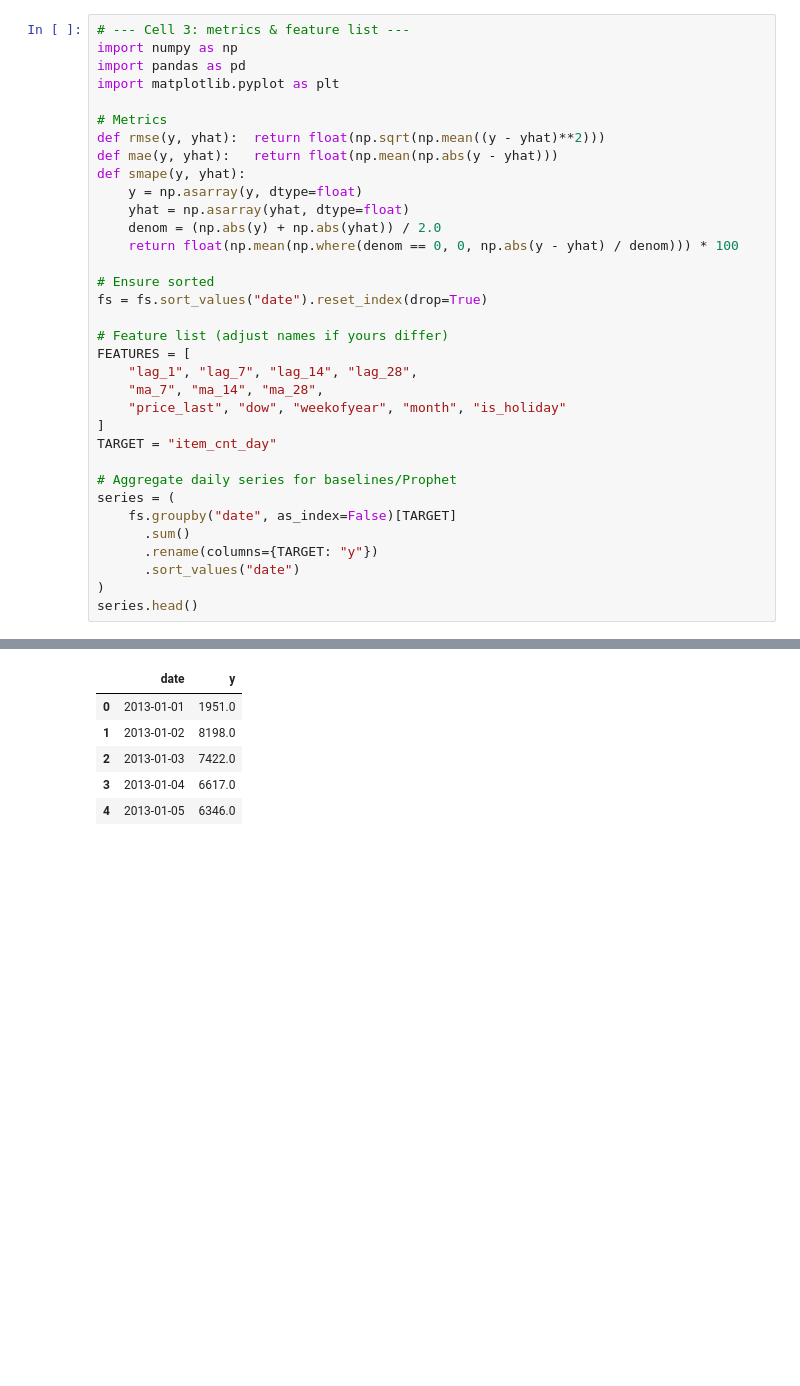
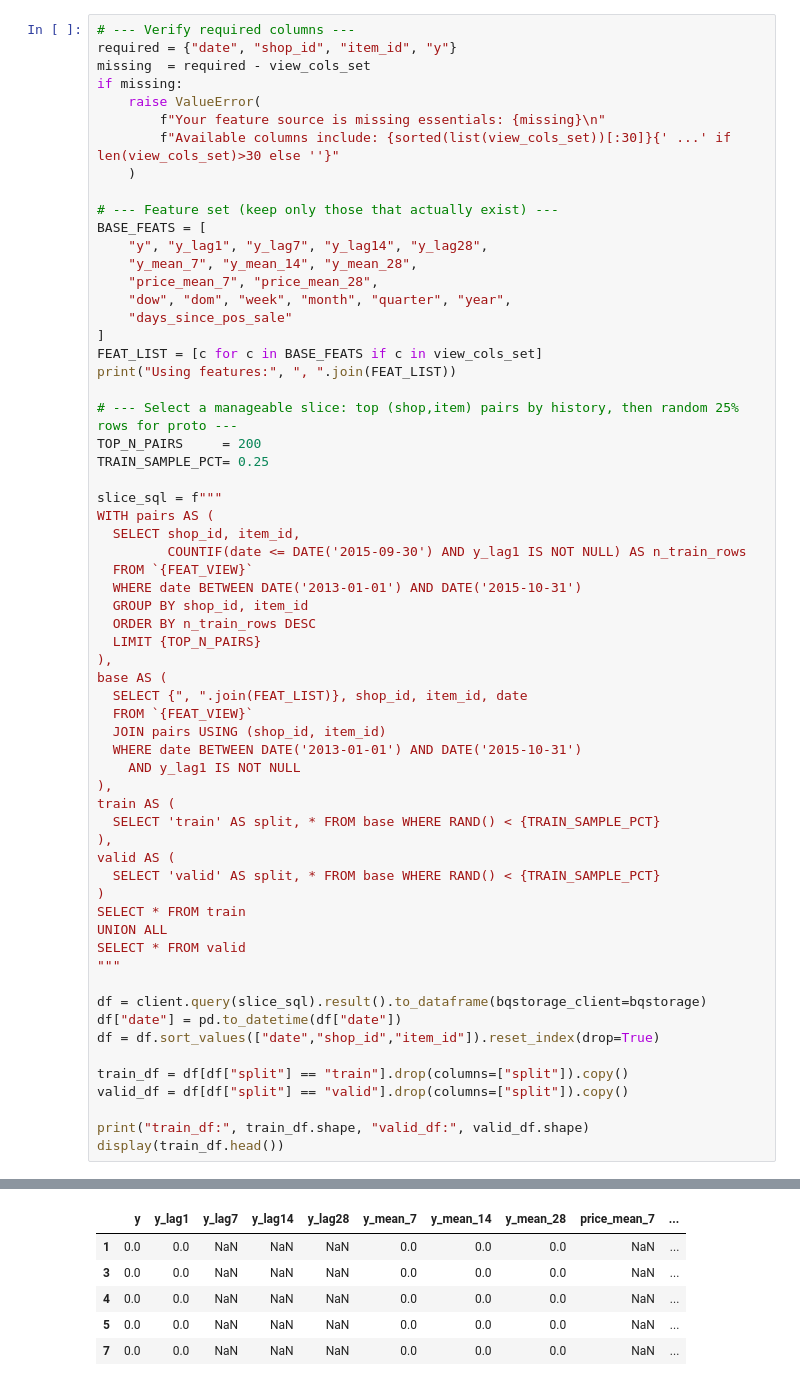
Before and after one commit to btheard3/retail-alpha-forecaster, a Jupyter notebook: notebooks/04_backtest.ipynb, the cells around one changed output, grey strips where cells are left out. Cells and saved outputs as stored; diff of their text form; blank space fills up the shorter version.

```diff
--- a/notebooks/04_backtest.ipynb
+++ b/notebooks/04_backtest.ipynb
@@ -98,35 +136,63 @@ fs.head()
 # %%
-# --- Cell 3: metrics & feature list ---
-import numpy as np
-import pandas as pd
-import matplotlib.pyplot as plt
+# --- Verify required columns ---
+required = {"date", "shop_id", "item_id", "y"}
+missing  = required - view_cols_set
+if missing:
+    raise ValueError(
+        f"Your feature source is missing essentials: {missing}\n"
+        f"Available columns include: {sorted(list(view_cols_set))[:30]}{' ...' if len(view_cols_set)>30 else ''}"
+    )
 
-# Metrics
-def rmse(y, yhat):  return float(np.sqrt(np.mean((y - yhat)**2)))
-def mae(y, yhat):   return float(np.mean(np.abs(y - yhat)))
-def smape(y, yhat):
-    y = np.asarray(y, dtype=float)
-    yhat = np.asarray(yhat, dtype=float)
-    denom = (np.abs(y) + np.abs(yhat)) / 2.0
-    return float(np.mean(np.where(denom == 0, 0, np.abs(y - yhat) / denom))) * 100
+# --- Feature set (keep only those that actually exist) ---
+BASE_FEATS = [
+    "y", "y_lag1", "y_lag7", "y_lag14", "y_lag28",
+    "y_mean_7", "y_mean_14", "y_mean_28",
+    "price_mean_7", "price_mean_28",
+    "dow", "dom", "week", "month", "quarter", "year",
+    "days_since_pos_sale"
+]
+FEAT_LIST = [c for c in BASE_FEATS if c in view_cols_set]
+print("Using features:", ", ".join(FEAT_LIST))
 
-# Ensure sorted
-fs = fs.sort_values("date").reset_index(drop=True)
+# --- Select a manageable slice: top (shop,item) pairs by history, then random 25% rows for proto ---
+TOP_N_PAIRS     = 200
+TRAIN_SAMPLE_PCT= 0.25
 
-# Feature list (adjust names if yours differ)
-FEATURES = [
-    "lag_1", "lag_7", "lag_14", "lag_28",
-    "ma_7", "ma_14", "ma_28",
-    "price_last", "dow", "weekofyear", "month", "is_holiday"
-]
-TARGET = "item_cnt_day"
+slice_sql = f"""
+WITH pairs AS (
+  SELECT shop_id, item_id,
+         COUNTIF(date <= DATE('2015-09-30') AND y_lag1 IS NOT NULL) AS n_train_rows
+  FROM `{FEAT_VIEW}`
+  WHERE date BETWEEN DATE('2013-01-01') AND DATE('2015-10-31')
+  GROUP BY shop_id, item_id
+  ORDER BY n_train_rows DESC
+  LIMIT {TOP_N_PAIRS}
+),
+base AS (
+  SELECT {", ".join(FEAT_LIST)}, shop_id, item_id, date
+  FROM `{FEAT_VIEW}`
+  JOIN pairs USING (shop_id, item_id)
+  WHERE date BETWEEN DATE('2013-01-01') AND DATE('2015-10-31')
+    AND y_lag1 IS NOT NULL
+),
+train AS (
+  SELECT 'train' AS split, * FROM base WHERE RAND() < {TRAIN_SAMPLE_PCT}
+),
+valid AS (
+  SELECT 'valid' AS split, * FROM base WHERE RAND() < {TRAIN_SAMPLE_PCT}
+)
+SELECT * FROM train
+UNION ALL
+SELECT * FROM valid
+"""
 
-# Aggregate daily series for baselines/Prophet
-series = (
-    fs.groupby("date", as_index=False)[TARGET]
-      .sum()
-      .rename(columns={TARGET: "y"})
-      .sort_values("date")
-)
-series.head()
+df = client.query(slice_sql).result().to_dataframe(bqstorage_client=bqstorage)
+df["date"] = pd.to_datetime(df["date"])
+df = df.sort_values(["date","shop_id","item_id"]).reset_index(drop=True)
+
+train_df = df[df["split"] == "train"].drop(columns=["split"]).copy()
+valid_df = df[df["split"] == "valid"].drop(columns=["split"]).copy()
+
+print("train_df:", train_df.shape, "valid_df:", valid_df.shape)
+display(train_df.head())
 # %% [output]
@@ -133,7 +201,7 @@ series.head()
-|  | date | y |
-| 0 | 2013-01-01 | 1951.0 |
-| 1 | 2013-01-02 | 8198.0 |
-| 2 | 2013-01-03 | 7422.0 |
-| 3 | 2013-01-04 | 6617.0 |
-| 4 | 2013-01-05 | 6346.0 |
+|  | y | y_lag1 | y_lag7 | y_lag14 | y_lag28 | y_mean_7 | y_mean_14 | y_mean_28 | price_mean_7 | ... |
+| 1 | 0.0 | 0.0 | NaN | NaN | NaN | 0.0 | 0.0 | 0.0 | NaN | ... |
+| 3 | 0.0 | 0.0 | NaN | NaN | NaN | 0.0 | 0.0 | 0.0 | NaN | ... |
+| 4 | 0.0 | 0.0 | NaN | NaN | NaN | 0.0 | 0.0 | 0.0 | NaN | ... |
+| 5 | 0.0 | 0.0 | NaN | NaN | NaN | 0.0 | 0.0 | 0.0 | NaN | ... |
+| 7 | 0.0 | 0.0 | NaN | NaN | NaN | 0.0 | 0.0 | 0.0 | NaN | ... |
 # %%
```
Also changed, not shown: parts of 13 cells of this notebook.
